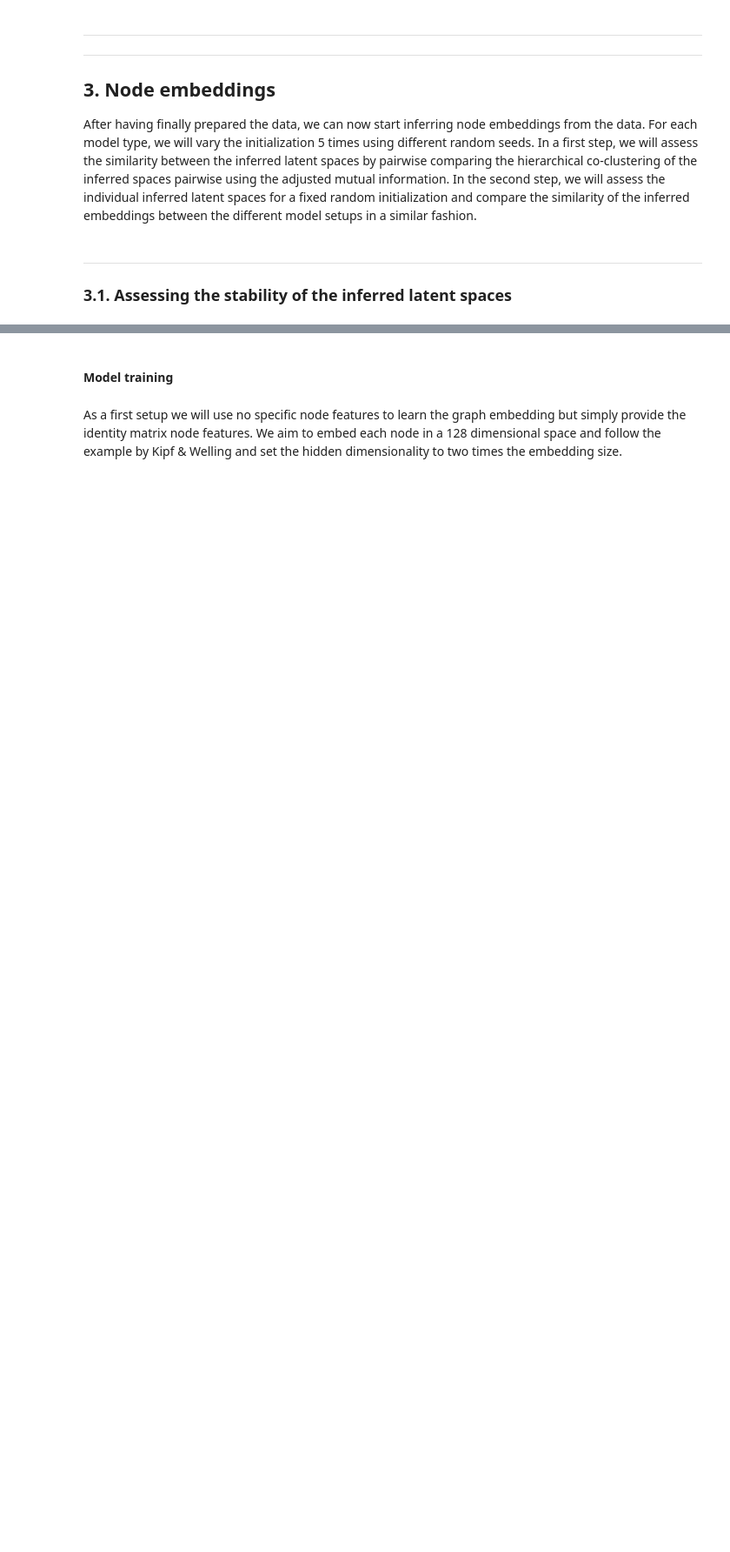
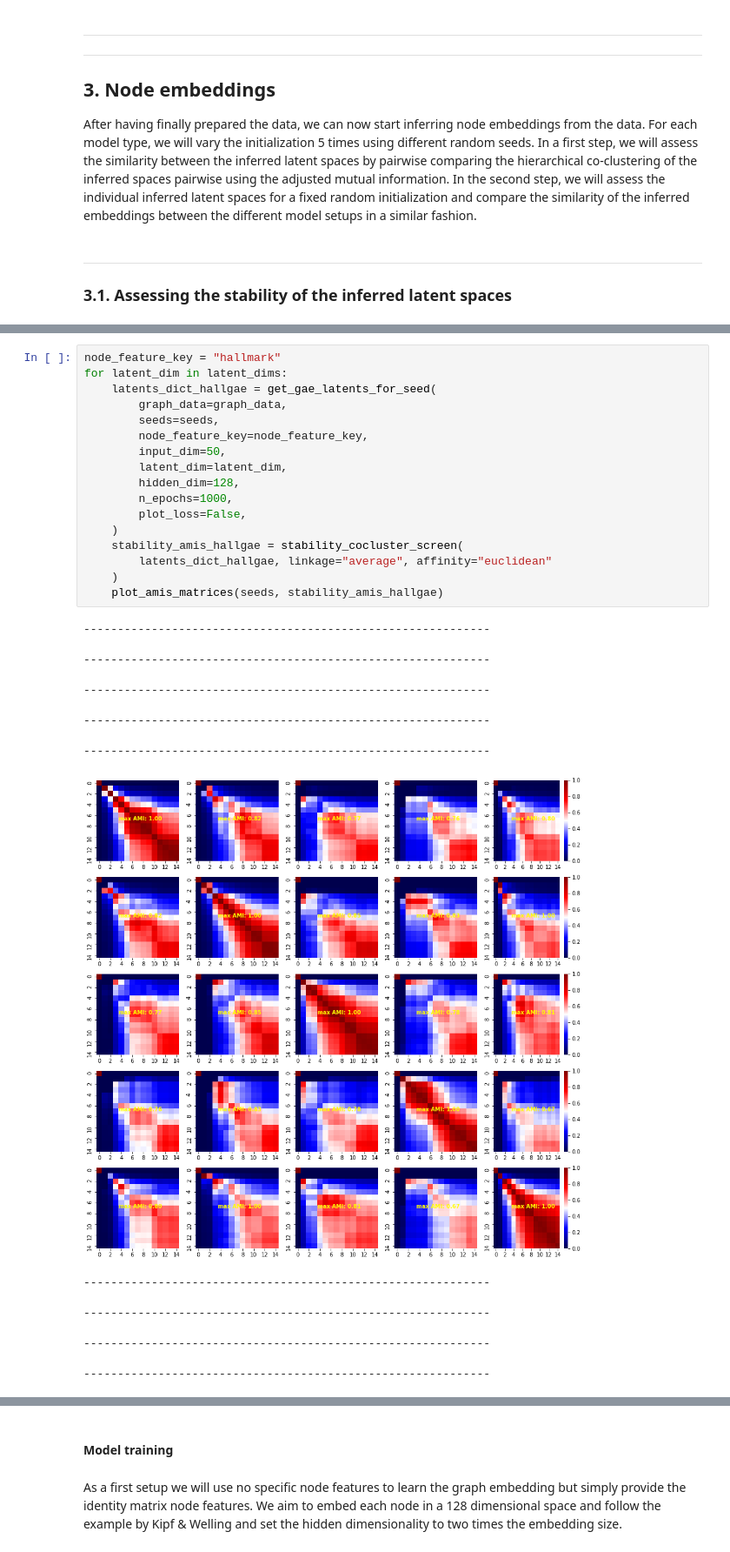
Before and after one commit to uhlerlab/image2reg, a Jupyter notebook: notebooks/ppi/embeddings/network_embedding.ipynb, the cells around one changed output, grey strips where cells are left out. Shown at 87% size. Cells and saved outputs as stored; diff of their text form; blank space fills up the shorter version.

```diff
--- a/notebooks/ppi/embeddings/network_embedding.ipynb
+++ b/notebooks/ppi/embeddings/network_embedding.ipynb
@@ -244,0 +291,28 @@ plot_amis_matrices(seeds, stability_amis_n2v)
+# %%
+node_feature_key = "hallmark"
+for latent_dim in latent_dims:
+    latents_dict_hallgae = get_gae_latents_for_seed(
+        graph_data=graph_data,
+        seeds=seeds,
+        node_feature_key=node_feature_key,
+        input_dim=50,
+        latent_dim=latent_dim,
+        hidden_dim=128,
+        n_epochs=1000,
+        plot_loss=False,
+    )
+    stability_amis_hallgae = stability_cocluster_screen(
+        latents_dict_hallgae, linkage="average", affinity="euclidean"
+    )
+    plot_amis_matrices(seeds, stability_amis_hallgae)
+# %% [output]
+------------------------------------------------------------
+------------------------------------------------------------
+------------------------------------------------------------
+------------------------------------------------------------
+------------------------------------------------------------
+[figure, added]
+------------------------------------------------------------
+------------------------------------------------------------
+------------------------------------------------------------
+------------------------------------------------------------
```
Also changed, not shown: parts of 153 cells of this notebook, 38 other files.
